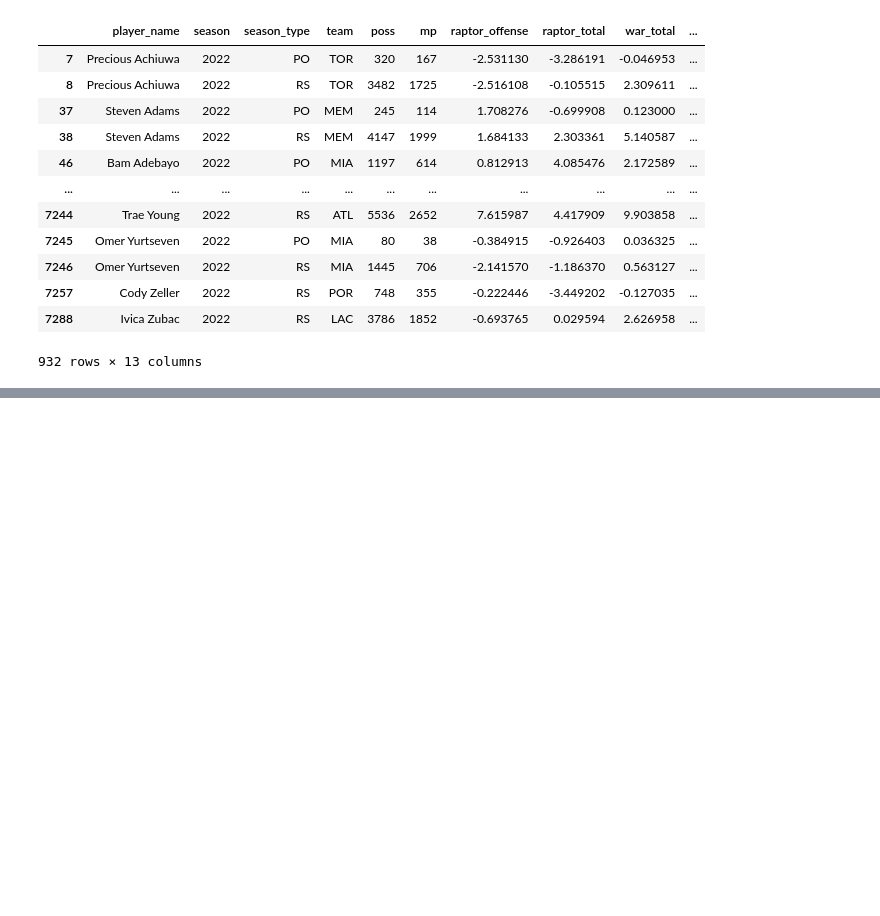
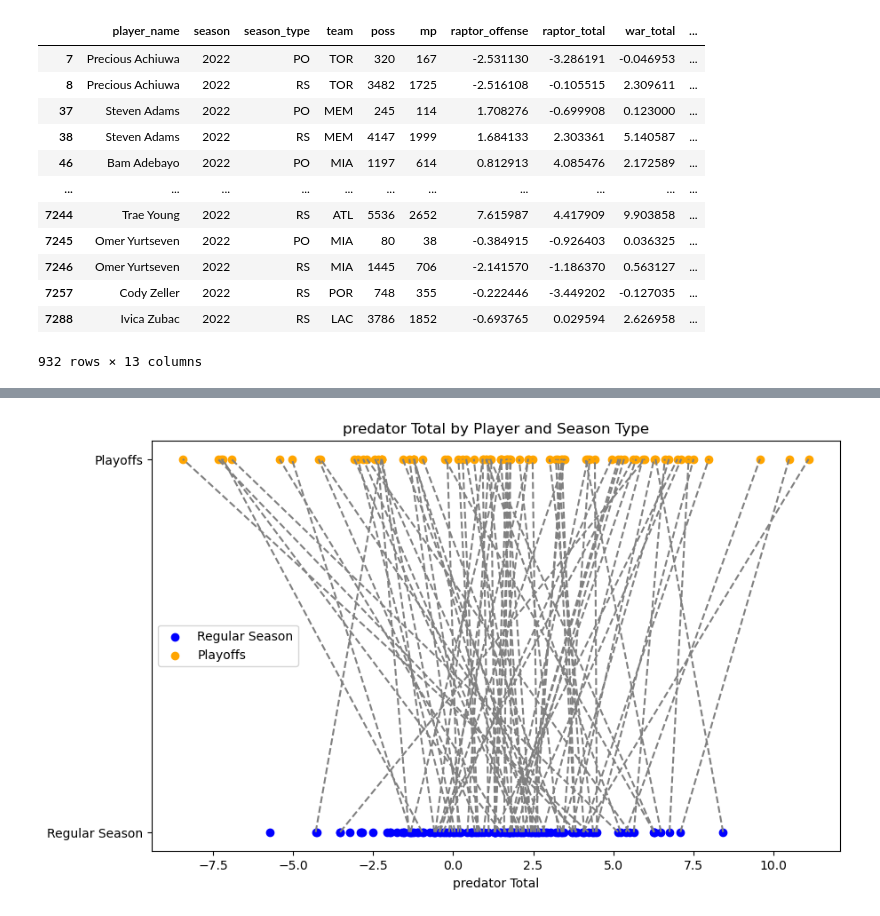
Before and after one commit to samthemanwise/Stat386Project, a Jupyter notebook: playground.ipynb, the cells around one changed output, grey strips where cells are left out. Drawn from its saved outputs; the diff is of its cells as text; code cells hidden in the pictures; blank space fills up the shorter version.

```diff
--- a/playground.ipynb
+++ b/playground.ipynb
@@ -83,12 +101,54 @@ playoff21_22 = playoff21_22.rename(columns={'VORP': 'vorp_post'})
 # changing name of player column in raptor to join
 raptor_df_2022 = raptor_df_2022.rename(columns={'player_name': 'Player', 'Tm': 'team'})
 
+# filter reg season players by 1000 minutes played
+reg21_22 = reg21_22[reg21_22['MP'] > 1000]
+
 # Performing the joins
 result = pd.merge(raptor_df_2022, reg21_22, on='Player', how='inner')
 result = pd.merge(result, playoff21_22, on='Player', how='inner')
 # %%
 # keeping the varaibles we want and dropping everything else
 
-columns_to_keep = ['Player', 'season', 'season_type', 'team', 'raptor_total', 'war_total', 'predator_total', 'vorp_reg', 'vorp_post']
+columns_to_keep = ['Player', 'season', 'season_type', 'team', 'mp', 'raptor_total', 'war_total', 'predator_total', 'vorp_reg', 'vorp_post', 'G_y']
 result = result[columns_to_keep]
-result.to_csv("master.csv", index = False)
+
+result['post_mpg'] = result['mp']/result['G_y']
+
+result.loc[result['season_type'] == 'RS', 'post_mpg'] = pd.NA
+# %%
+# Filter post-season players with more than 20 post_mpg
+filtered_post_season_players = result[(result['season_type'] == 'PO') & (result['post_mpg'] >= 20)]
+
+# Concatenate the regular-season players with the filtered post-season players
+final_result = pd.concat([result[result['season_type'] == 'RS'], filtered_post_season_players])
+
+final_result.to_csv("master.csv", index = False)
+# %%
+# make graph comparing reg and post season
+
+# Predator
+
+# Create a new DataFrame for plotting
+df_pivot = final_result.pivot(index='Player', columns='season_type', values='predator_total')
+
+# Plotting
+plt.figure(figsize=(10, 6))
+plt.scatter(df_pivot['RS'], [0] * len(df_pivot['RS']), label='Regular Season', color='blue', marker='o')
+plt.scatter(df_pivot['PO'], [1] * len(df_pivot['PO']), label='Playoffs', color='orange', marker='o')
+
+for player in df_pivot.index:
+    rs_value = df_pivot.loc[player, 'RS']
+    po_value = df_pivot.loc[player, 'PO']
+    plt.plot([rs_value, po_value], [0, 1], color='gray', linestyle='--')
+
+# Customize the plot
+plt.yticks([0, 1], ['Regular Season', 'Playoffs'])
+plt.xlabel('predator Total')
+plt.title('predator Total by Player and Season Type')
+plt.legend()
+
+# Show the plot
+plt.show()
+# %% [output]
+[figure, added]
```
Also changed, not shown: parts of 5 cells of this notebook, 2 other files.
